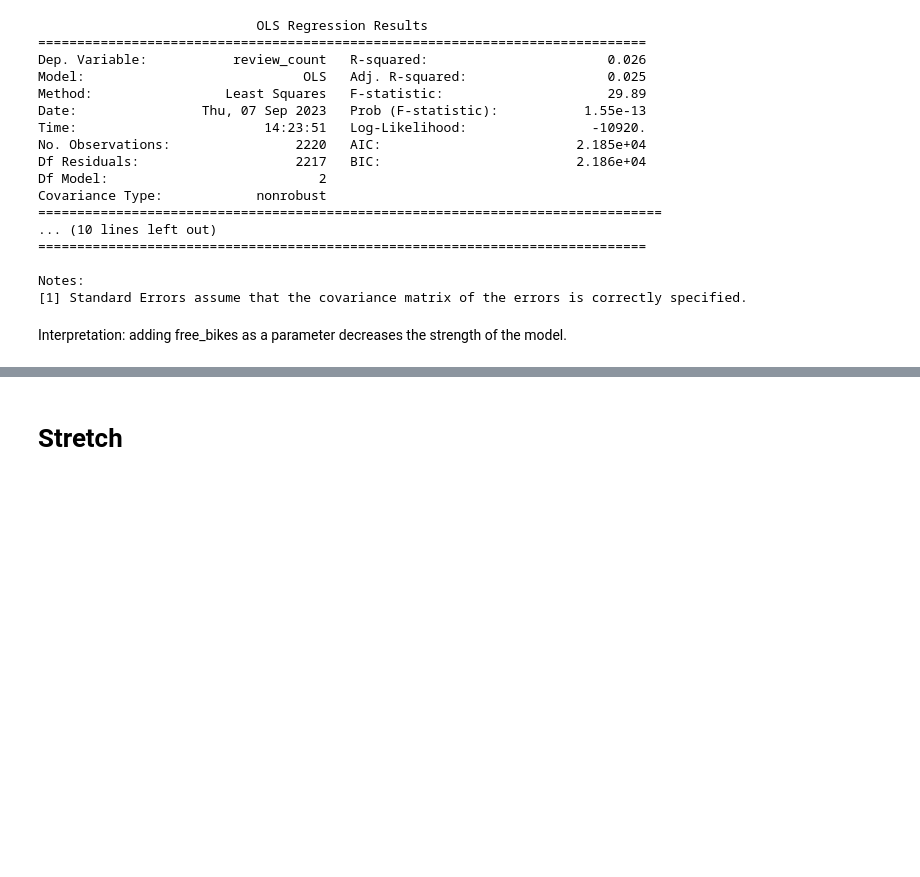
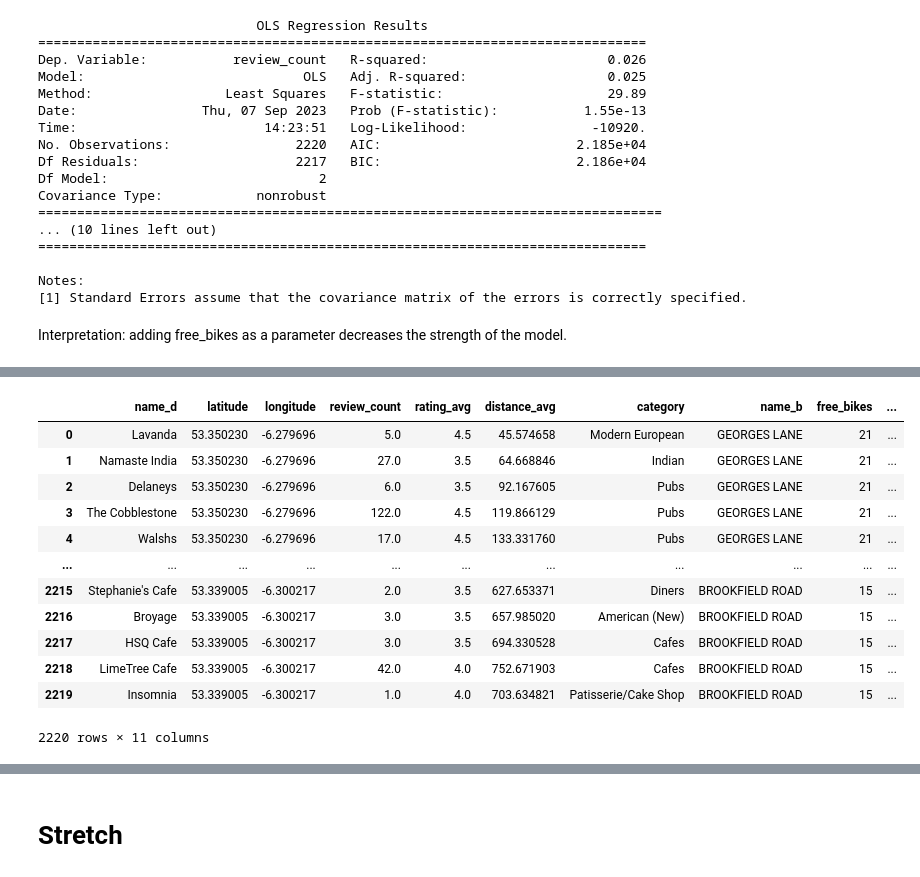
Before and after one commit to madiwiebe/lhl_statistical_modeling_project, a Jupyter notebook: notebooks/model_building.ipynb, the cells around one changed output, grey strips where cells are left out. Cells and saved outputs as stored; diff of their text form; code cells hidden in the pictures; blank space fills up the shorter version.

Commit message:
attempted to build regression model predicting how many of each business category are likely to be near a bike station based on how many free bikes are present at that bike station

```diff
--- a/notebooks/model_building.ipynb
+++ b/notebooks/model_building.ipynb
@@ -209,0 +254,5 @@ Interpretation: adding free_bikes as a parameter decreases the strength of the m
+# %%
+# count how many of each category are associated with each location
+location_cat_nums = data_rcnotnull.groupby(['latitude','longitude','category','free_bikes'])['distance_avg'].count().reset_index()
+location_cat_nums.rename(columns={'distance_avg': 'cat_count'}, inplace=True)
+location_cat_nums.head(15)
@@ -209,0 +276,18 @@ Interpretation: adding free_bikes as a parameter decreases the strength of the m
+# %%
+# add category counts to data_rcnotnull
+rcnotnull_catcount = pd.merge(data_rcnotnull, location_cat_nums, on=['latitude','longitude','category','free_bikes'], suffixes=('_rc','_l'))
+rcnotnull_catcount
+# %% [output]
+|  | name_d | latitude | longitude | review_count | rating_avg | distance_avg | category | name_b | free_bikes | ... |
+| 0 | Lavanda | 53.350230 | -6.279696 | 5.0 | 4.5 | 45.574658 | Modern European | GEORGES LANE | 21 | ... |
+| 1 | Namaste India | 53.350230 | -6.279696 | 27.0 | 3.5 | 64.668846 | Indian | GEORGES LANE | 21 | ... |
+| 2 | Delaneys | 53.350230 | -6.279696 | 6.0 | 3.5 | 92.167605 | Pubs | GEORGES LANE | 21 | ... |
+| 3 | The Cobblestone | 53.350230 | -6.279696 | 122.0 | 4.5 | 119.866129 | Pubs | GEORGES LANE | 21 | ... |
+| 4 | Walshs | 53.350230 | -6.279696 | 17.0 | 4.5 | 133.331760 | Pubs | GEORGES LANE | 21 | ... |
+| ... | ... | ... | ... | ... | ... | ... | ... | ... | ... | ... |
+| 2215 | Stephanie's Cafe | 53.339005 | -6.300217 | 2.0 | 3.5 | 627.653371 | Diners | BROOKFIELD ROAD | 15 | ... |
+| 2216 | Broyage | 53.339005 | -6.300217 | 3.0 | 3.5 | 657.985020 | American (New) | BROOKFIELD ROAD | 15 | ... |
+| 2217 | HSQ Cafe | 53.339005 | -6.300217 | 3.0 | 3.5 | 694.330528 | Cafes | BROOKFIELD ROAD | 15 | ... |
+| 2218 | LimeTree Cafe | 53.339005 | -6.300217 | 42.0 | 4.0 | 752.671903 | Cafes | BROOKFIELD ROAD | 15 | ... |
+| 2219 | Insomnia | 53.339005 | -6.300217 | 1.0 | 4.0 | 703.634821 | Patisserie/Cake Shop | BROOKFIELD ROAD | 15 | ... |
+2220 rows × 11 columns
```
Also changed, not shown: parts of 14 cells of this notebook.
